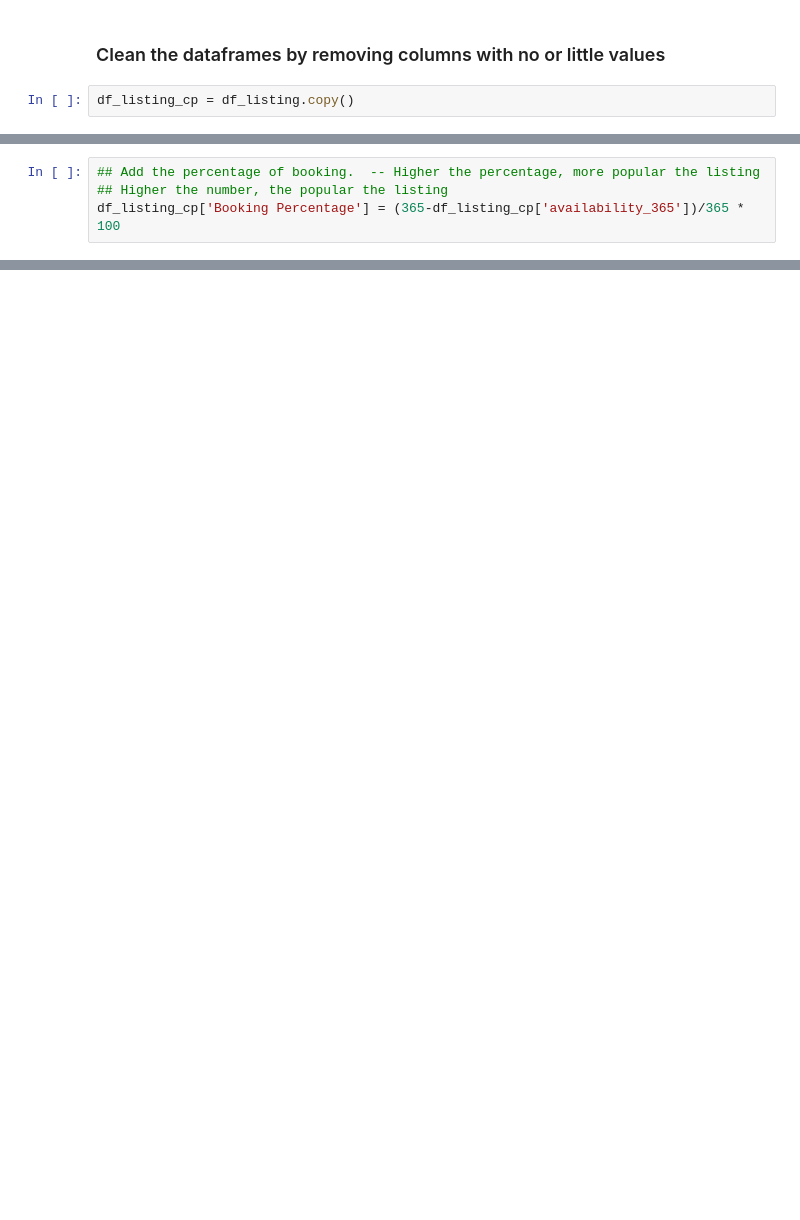
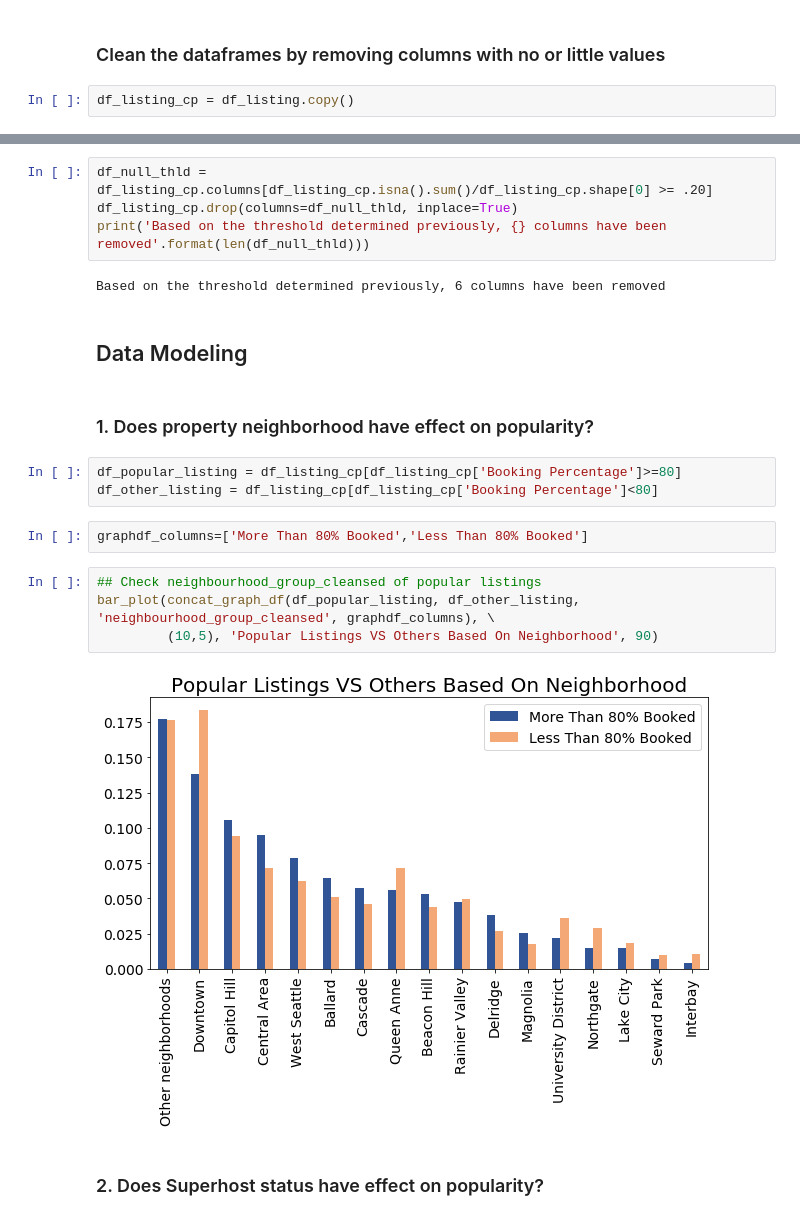
Before and after one commit to bayarealife/AirBnb_Seattle_Data_Analysis, a Jupyter notebook: AirBnB_Seattle_Data_Analysis.ipynb, the cells around one changed output, grey strips where cells are left out. Drawn from its saved outputs; the diff is of its cells as text; blank space fills up the shorter version.

Commit message:
Script change based on instructor suggestions
- Added functions
- Added CRISP DM statements
- Documenting on missing value handling

```diff
--- a/AirBnB_Seattle_Data_Analysis.ipynb
+++ b/AirBnB_Seattle_Data_Analysis.ipynb
@@ -99,4 +193,0 @@ Index(['neighborhood_overview', 'host_about', 'host_response_time',
-# %%
-## Add the percentage of booking.  -- Higher the percentage, more popular the listing
-## Higher the number, the popular the listing
-df_listing_cp['Booking Percentage'] = (365-df_listing_cp['availability_365'])/365 * 100
@@ -239,0 +194,23 @@ fig6.legend(fontsize=14)
+# %%
+df_null_thld = df_listing_cp.columns[df_listing_cp.isna().sum()/df_listing_cp.shape[0] >= .20]
+df_listing_cp.drop(columns=df_null_thld, inplace=True)
+print('Based on the threshold determined previously, {} columns have been removed'.format(len(df_null_thld)))
+# %% [output]
+Based on the threshold determined previously, 6 columns have been removed
+# %% [markdown]
+## Data Modeling
+# %% [markdown]
+### 1. Does property neighborhood have effect on popularity?
+# %%
+df_popular_listing = df_listing_cp[df_listing_cp['Booking Percentage']>=80]
+df_other_listing = df_listing_cp[df_listing_cp['Booking Percentage']<80]
+# %%
+graphdf_columns=['More Than 80% Booked','Less Than 80% Booked']
+# %%
+## Check neighbourhood_group_cleansed of popular listings
+bar_plot(concat_graph_df(df_popular_listing, df_other_listing, 'neighbourhood_group_cleansed', graphdf_columns), \
+         (10,5), 'Popular Listings VS Others Based On Neighborhood', 90)
+# %% [output]
+[figure, added]
+# %% [markdown]
+### 2. Does Superhost status have effect on popularity?
```
Also changed, not shown: parts of 56 cells of this notebook.
